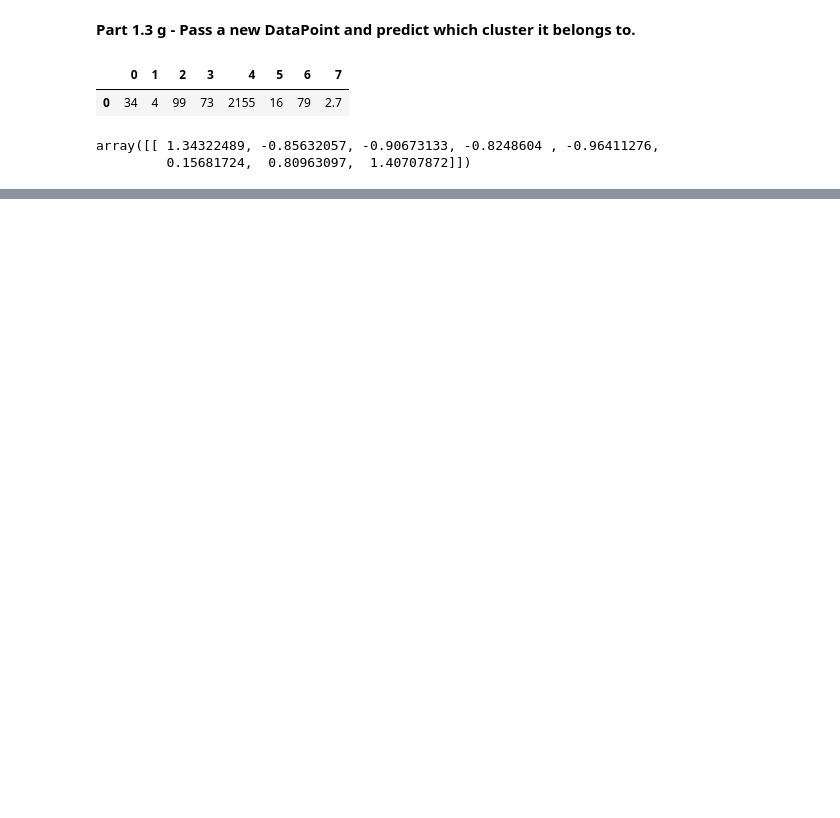
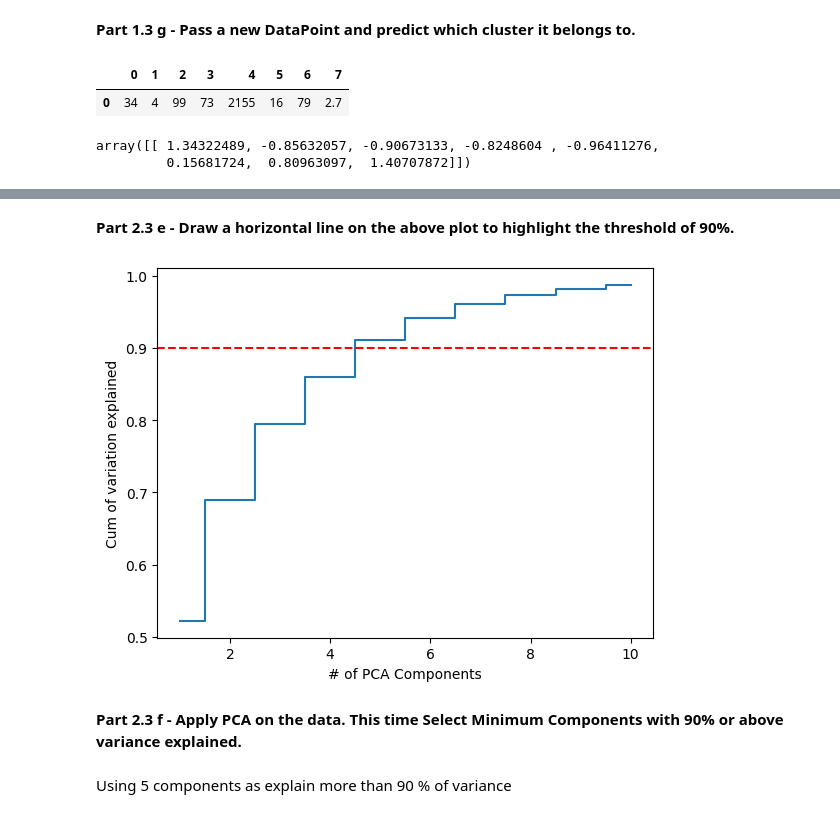
Before and after one commit to RethinaDuraiJohn/GreatLearning, a Jupyter notebook: Unsupervised/Project/UnsupervisedProject.ipynb, the cells around one changed output, grey strips where cells are left out. Drawn from its saved outputs; the diff is of its cells as text; code cells hidden in the pictures; blank space fills up the shorter version.

```diff
--- a/Unsupervised/Project/UnsupervisedProject.ipynb
+++ b/Unsupervised/Project/UnsupervisedProject.ipynb
@@ -556,0 +776,17 @@ Predicted Cluster is :  1
+# %% [markdown]
+**Part 2.3 e - Draw a horizontal line on the above plot to
+highlight the threshold of 90%.**
+# %%
+plt.step(list(range(1,11)),np.cumsum(pca.explained_variance_ratio_), where='mid')
+plt.axhline(y=0.9, color='r', linestyle='--', label='90% Explained Variance')
+plt.ylabel('Cum of variation explained')
+plt.xlabel('# of PCA Components')
+plt.show()
+# %% [output]
+[figure, added]
+# %% [markdown]
+**Part 2.3 f - Apply PCA on the data. This time Select
+Minimum Components with 90% or above variance
+explained.**
+# %% [markdown]
+Using 5 components as explain more than 90 % of variance
```
Also changed, not shown: parts of 48 cells of this notebook.
